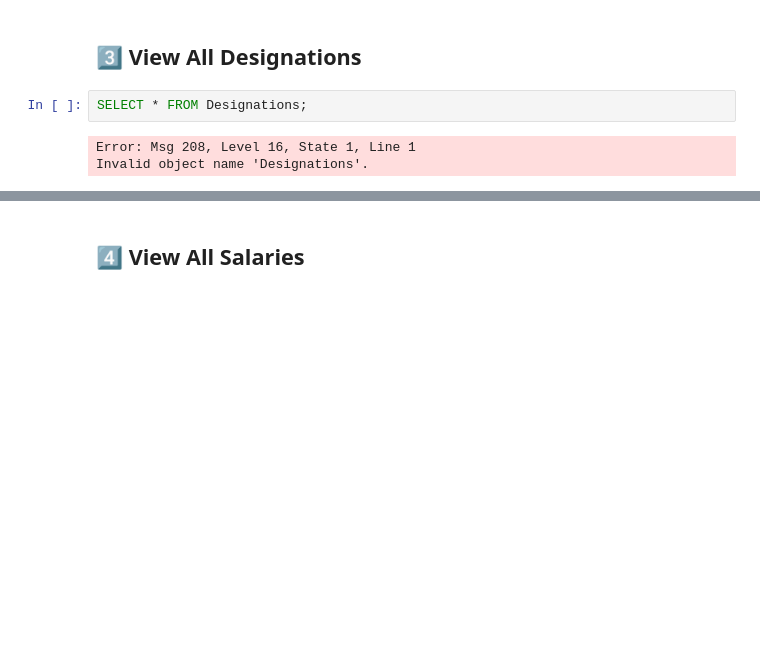
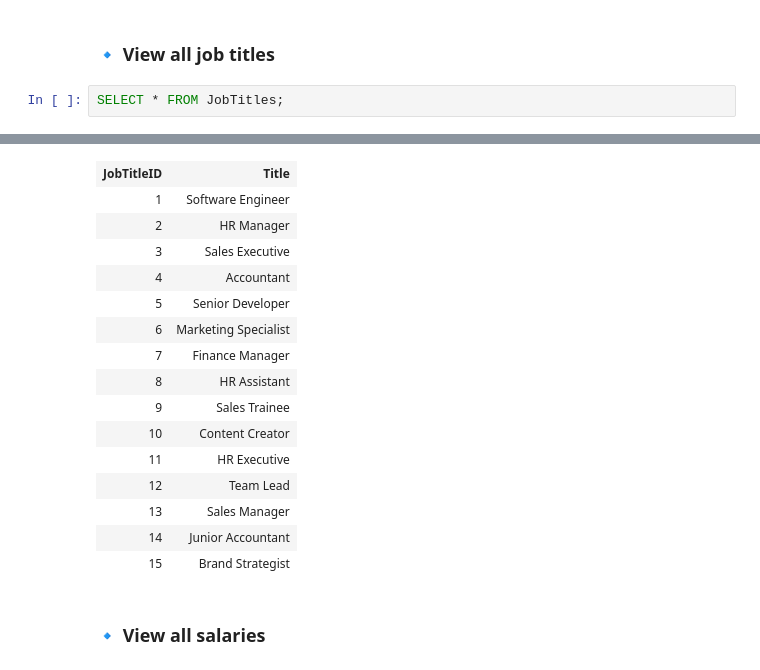
Before and after one commit to Syed-Moinuddin2025/LearnSQLWithProjects, a Jupyter notebook: Project2_Employees/05_Employee_Queries_Result.ipynb, the cells around one changed output, grey strips where cells are left out. Drawn from its saved outputs; the diff is of its cells as text; blank space fills up the shorter version.

```diff
--- a/Project2_Employees/05_Employee_Queries_Result.ipynb
+++ b/Project2_Employees/05_Employee_Queries_Result.ipynb
@@ -53,7 +46,5 @@ Total execution time: 00:00:00.011
-# %% [markdown]
-## 3️⃣ View All Designations
+# %% [markdown]
+### 🔹 View all job titles
 # %%
-SELECT * FROM Designations;
+SELECT * FROM JobTitles;
 # %% [output]
-Error: Msg 208, Level 16, State 1, Line 1
-Invalid object name 'Designations'.
@@ -61,5 +53,21 @@ Total execution time: 00:00:00.001
+| JobTitleID | Title |
+| 1 | Software Engineer |
+| 2 | HR Manager |
+| 3 | Sales Executive |
+| 4 | Accountant |
+| 5 | Senior Developer |
+| 6 | Marketing Specialist |
+| 7 | Finance Manager |
+| 8 | HR Assistant |
+| 9 | Sales Trainee |
+| 10 | Content Creator |
+| 11 | HR Executive |
+| 12 | Team Lead |
+| 13 | Sales Manager |
+| 14 | Junior Accountant |
+| 15 | Brand Strategist |
-# %% [markdown]
-## 4️⃣ View All Salaries
+# %% [markdown]
+### 🔹 View all salaries
 # %%
 SELECT * FROM Salaries;
 # %% [output]
```
Also changed, not shown: parts of 52 cells of this notebook.
